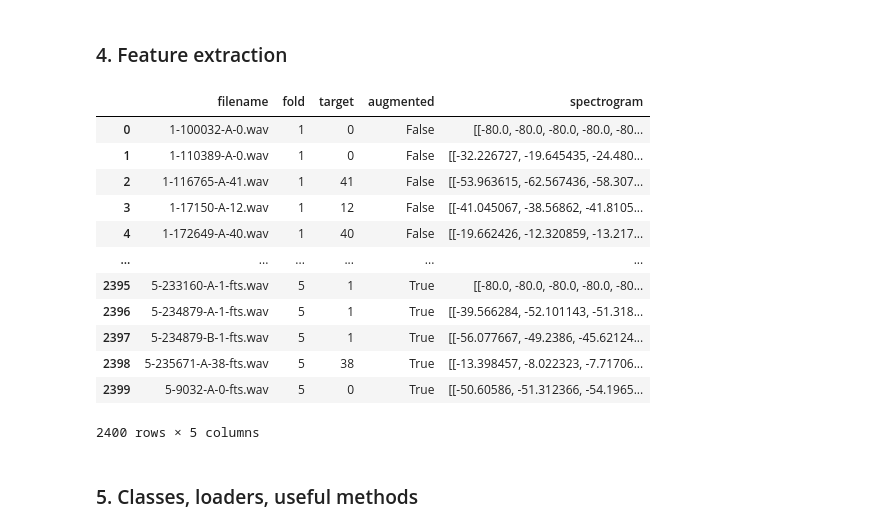
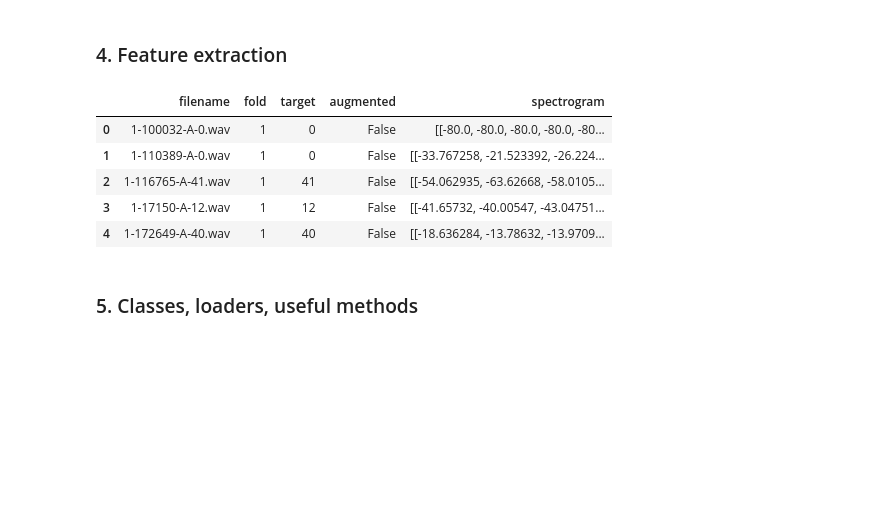
Before and after one commit to exile8/adversarial-acoustic-events, a Jupyter notebook: esc10_lms.ipynb, the cells around one changed output. Drawn from its saved outputs; the diff is of its cells as text; code cells hidden in the pictures; blank space fills up the shorter version.

```diff
--- a/esc10_lms.ipynb
+++ b/esc10_lms.ipynb
@@ -271,31 +270,22 @@ spectrograms = []
 for filename in dataset["filename"]:
     wavpath = os.path.join(esc10_audio, filename)
     waveform, _ = librosa.load(wavpath, sr=SR)
-    mel = librosa.feature.melspectrogram(y=waveform, n_fft=1024, win_length=800, hop_length=400)
+    mel = librosa.feature.melspectrogram(y=waveform, n_fft=1024, win_length=800, hop_length=400, sr=SR)
     mel_db = librosa.power_to_db(mel, ref=np.max)
-    mel_db = librosa.util.fix_length(mel_db, axis=1, size=128)
-    spectrograms.append(mel_db)
+    mel_db = librosa.util.fix_length(mel_db, size=128, axis=1)
+    spectrograms.append(np.clip(mel_db, a_min=None, a_max=0.))
 
-spectrograms_set = np.array(spectrograms)
-esc10_mean = spectrograms_set.mean()
-esc10_std = spectrograms_set.std()
+spectrograms_set = torch.from_numpy(np.array(spectrograms))
 # %%
 dataset["spectrogram"] = spectrograms
-dataset
+dataset.head()
 # %% [output]
 |  | filename | fold | target | augmented | spectrogram |
 | 0 | 1-100032-A-0.wav | 1 | 0 | False | [[-80.0, -80.0, -80.0, -80.0, -80... |
-| 1 | 1-110389-A-0.wav | 1 | 0 | False | [[-32.226727, -19.645435, -24.480... |
-| 2 | 1-116765-A-41.wav | 1 | 41 | False | [[-53.963615, -62.567436, -58.307... |
-| 3 | 1-17150-A-12.wav | 1 | 12 | False | [[-41.045067, -38.56862, -41.8105... |
-| 4 | 1-172649-A-40.wav | 1 | 40 | False | [[-19.662426, -12.320859, -13.217... |
-| ... | ... | ... | ... | ... | ... |
-| 2395 | 5-233160-A-1-fts.wav | 5 | 1 | True | [[-80.0, -80.0, -80.0, -80.0, -80... |
-| 2396 | 5-234879-A-1-fts.wav | 5 | 1 | True | [[-39.566284, -52.101143, -51.318... |
-| 2397 | 5-234879-B-1-fts.wav | 5 | 1 | True | [[-56.077667, -49.2386, -45.62124... |
-| 2398 | 5-235671-A-38-fts.wav | 5 | 38 | True | [[-13.398457, -8.022323, -7.71706... |
-| 2399 | 5-9032-A-0-fts.wav | 5 | 0 | True | [[-50.60586, -51.312366, -54.1965... |
+| 1 | 1-110389-A-0.wav | 1 | 0 | False | [[-33.767258, -21.523392, -26.224... |
+| 2 | 1-116765-A-41.wav | 1 | 41 | False | [[-54.062935, -63.62668, -58.0105... |
+| 3 | 1-17150-A-12.wav | 1 | 12 | False | [[-41.65732, -40.00547, -43.04751... |
+| 4 | 1-172649-A-40.wav | 1 | 40 | False | [[-18.636284, -13.78632, -13.9709... |
-2400 rows × 5 columns
 # %% [markdown]
 ### 5. Classes, loaders, useful methods
 # %%
```
Also changed, not shown: parts of 6 cells of this notebook.
